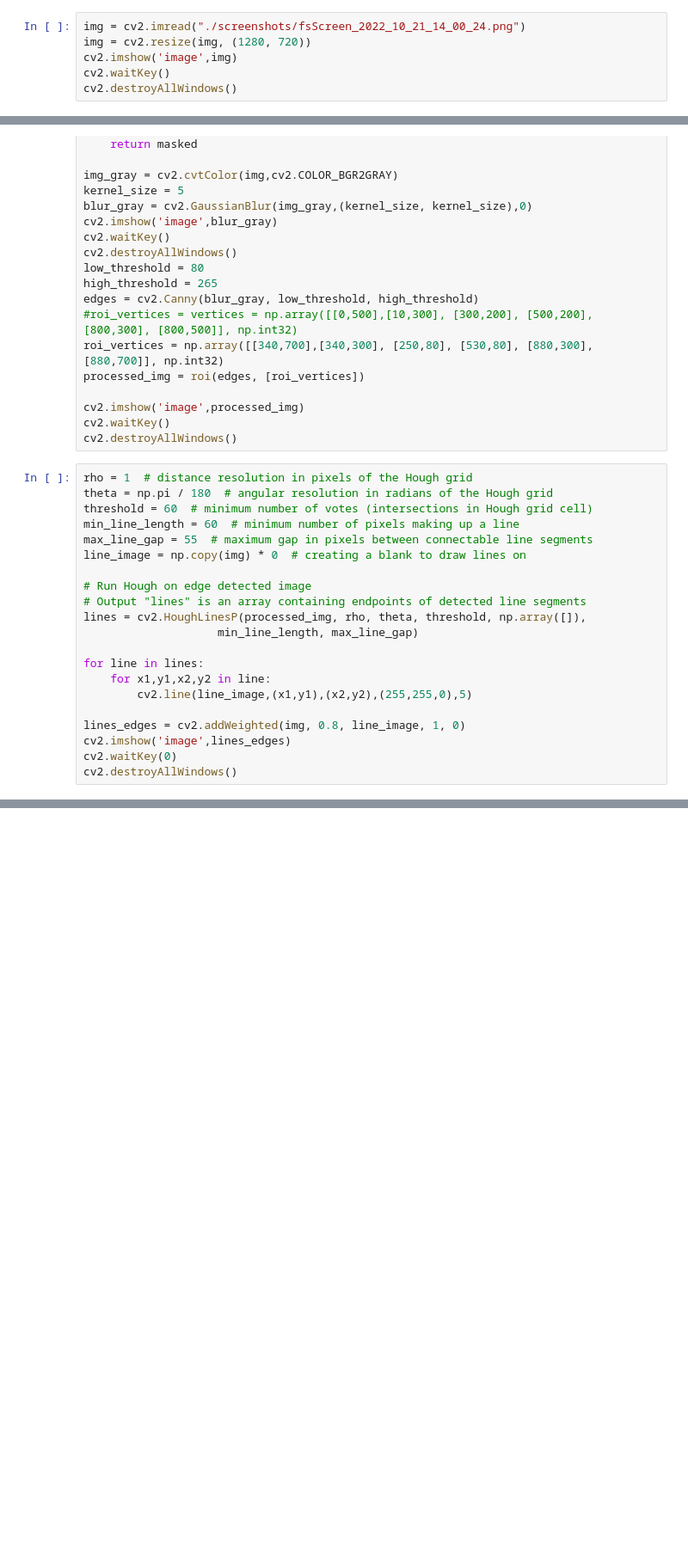
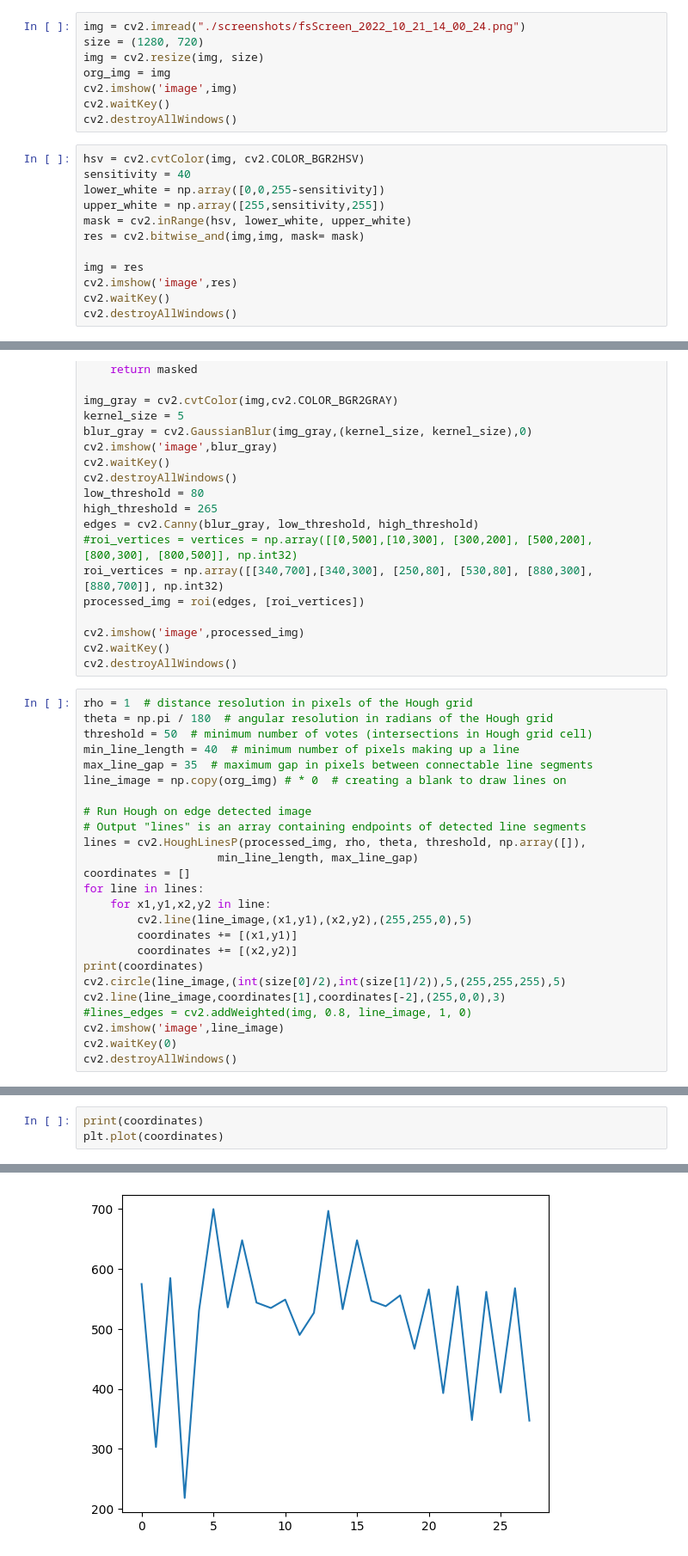
Before and after one commit to mgoetze06/autosteer, a Jupyter notebook: autosteer_notebook.ipynb, the cells around one changed output, grey strips where cells are left out. Shown: that part at 86% size. Drawn from its saved outputs; the diff is of its cells as text; blank space fills up the shorter version.

Commit message:
added hsv white filter

```diff
--- a/autosteer_notebook.ipynb
+++ b/autosteer_notebook.ipynb
@@ -4,9 +5,23 @@ import numpy as np
 # %%
 img = cv2.imread("./screenshots/fsScreen_2022_10_21_14_00_24.png")
-img = cv2.resize(img, (1280, 720))
+size = (1280, 720)
+img = cv2.resize(img, size)
+org_img = img
 cv2.imshow('image',img)
 cv2.waitKey()
 cv2.destroyAllWindows()
+# %%
+hsv = cv2.cvtColor(img, cv2.COLOR_BGR2HSV)
+sensitivity = 40
+lower_white = np.array([0,0,255-sensitivity])
+upper_white = np.array([255,sensitivity,255])
+mask = cv2.inRange(hsv, lower_white, upper_white)
+res = cv2.bitwise_and(img,img, mask= mask)
+
+img = res
+cv2.imshow('image',res)
+cv2.waitKey()
+cv2.destroyAllWindows()
 # %%
 def roi(img, vertices):
     mask = np.zeros_like(img)
@@ -33,21 +48,25 @@ cv2.destroyAllWindows()
 # %%
 rho = 1  # distance resolution in pixels of the Hough grid
 theta = np.pi / 180  # angular resolution in radians of the Hough grid
-threshold = 60  # minimum number of votes (intersections in Hough grid cell)
-min_line_length = 60  # minimum number of pixels making up a line
-max_line_gap = 55  # maximum gap in pixels between connectable line segments
-line_image = np.copy(img) * 0  # creating a blank to draw lines on
+threshold = 50  # minimum number of votes (intersections in Hough grid cell)
+min_line_length = 40  # minimum number of pixels making up a line
+max_line_gap = 35  # maximum gap in pixels between connectable line segments
+line_image = np.copy(org_img) # * 0  # creating a blank to draw lines on
 
 # Run Hough on edge detected image
 # Output "lines" is an array containing endpoints of detected line segments
 lines = cv2.HoughLinesP(processed_img, rho, theta, threshold, np.array([]),
                     min_line_length, max_line_gap)
-
+coordinates = []
 for line in lines:
     for x1,y1,x2,y2 in line:
         cv2.line(line_image,(x1,y1),(x2,y2),(255,255,0),5)
-
-lines_edges = cv2.addWeighted(img, 0.8, line_image, 1, 0)
-cv2.imshow('image',lines_edges)
+        coordinates += [(x1,y1)]
+        coordinates += [(x2,y2)]
+print(coordinates)
+cv2.circle(line_image,(int(size[0]/2),int(size[1]/2)),5,(255,255,255),5)
+cv2.line(line_image,coordinates[1],coordinates[-2],(255,0,0),3)
+#lines_edges = cv2.addWeighted(img, 0.8, line_image, 1, 0)
+cv2.imshow('image',line_image)
 cv2.waitKey(0)
 cv2.destroyAllWindows()
@@ -53,0 +75,4 @@ cv2.destroyAllWindows()
+# %%
+print(coordinates)
+plt.plot(coordinates)
+# %% [output]
@@ -53,0 +81 @@ cv2.destroyAllWindows()
+[figure, added]
```
Also changed, not shown: parts of 3 cells of this notebook.
